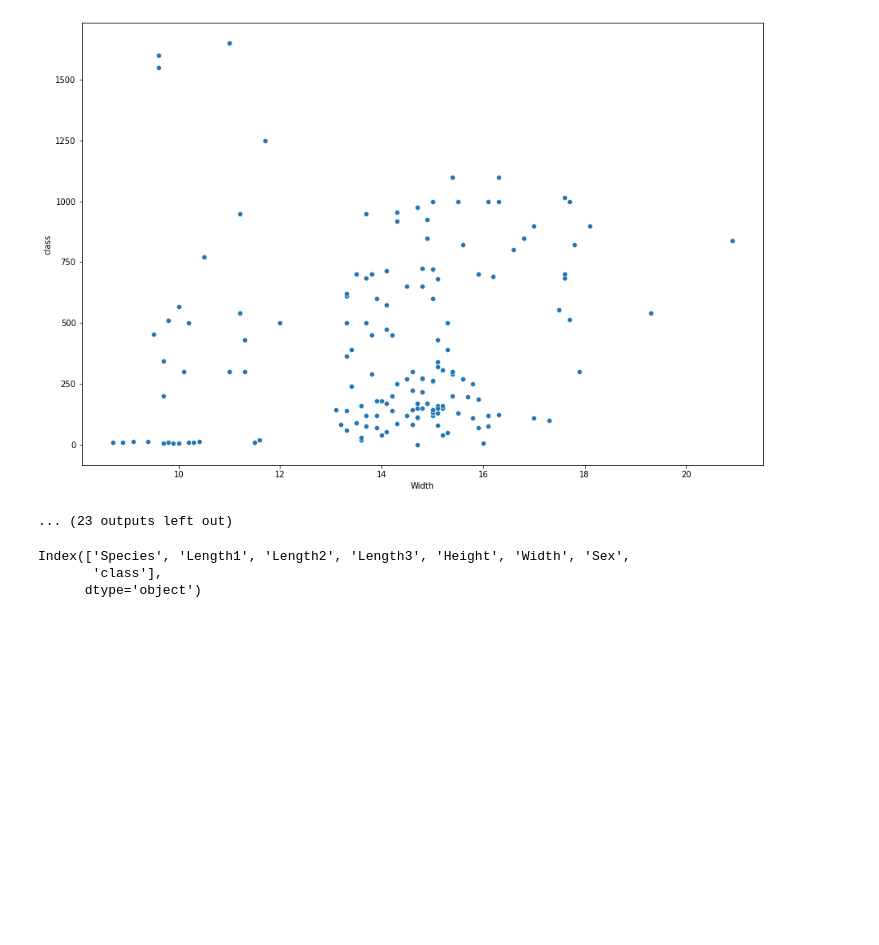
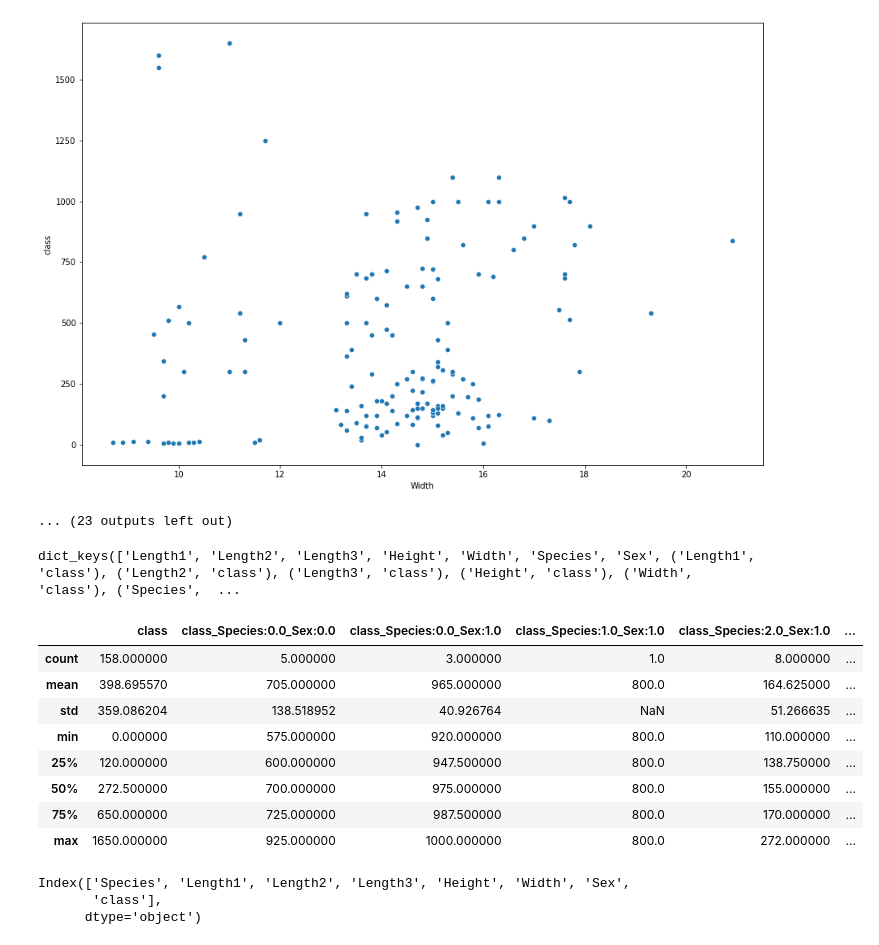
Before and after one commit to edoardovivo/MLAutoEDA, a Jupyter notebook: AutoEDA.ipynb, the cells around one changed output. Drawn from its saved outputs; the diff is of its cells as text; code cells hidden in the pictures; blank space fills up the shorter version.

Commit message:
Added more summary images

```diff
--- a/AutoEDA.ipynb
+++ b/AutoEDA.ipynb
@@ -159,7 +159,7 @@ dataframe = df_fish
 numerical_vars = ['Length1', 'Length2', 'Length3', 'Height', 'Width']
 categorical_vars = ['Species', 'Sex']
 target = 'class'
-summary_dict = eda.summaryEDA(dataframe, numerical_vars, categorical_vars, target, target_type='numerical');
+summary_dict_fish = eda.summaryEDA(dataframe, numerical_vars, categorical_vars, target, target_type='numerical');
 # %% [output]
 [figure]
 [figure]
@@ -174,6 +174,22 @@ summary_dict = eda.summaryEDA(dataframe, numerical_vars, categorical_vars, targe
 [figure]
 [figure]
 ... (23 outputs left out)
+# %%
+summary_dict_fish.keys()
+# %% [output]
+dict_keys(['Length1', 'Length2', 'Length3', 'Height', 'Width', 'Species', 'Sex', ('Length1', 'class'), ('Length2', 'class'), ('Length3', 'class'), ('Height', 'class'), ('Width', 'class'), ('Species',  ...
+# %%
+summary_dict_fish[("Species", "Sex","class")]["summary"]
+# %% [output]
+|  | class | class_Species:0.0_Sex:0.0 | class_Species:0.0_Sex:1.0 | class_Species:1.0_Sex:1.0 | class_Species:2.0_Sex:1.0 | ... |
+| count | 158.000000 | 5.000000 | 3.000000 | 1.0 | 8.000000 | ... |
+| mean | 398.695570 | 705.000000 | 965.000000 | 800.0 | 164.625000 | ... |
+| std | 359.086204 | 138.518952 | 40.926764 | NaN | 51.266635 | ... |
+| min | 0.000000 | 575.000000 | 920.000000 | 800.0 | 110.000000 | ... |
+| 25% | 120.000000 | 600.000000 | 947.500000 | 800.0 | 138.750000 | ... |
+| 50% | 272.500000 | 700.000000 | 975.000000 | 800.0 | 155.000000 | ... |
+| 75% | 650.000000 | 725.000000 | 987.500000 | 800.0 | 170.000000 | ... |
+| max | 1650.000000 | 925.000000 | 1000.000000 | 800.0 | 272.000000 | ... |
 # %%
 df_fish.columns
 # %% [output]
```
Also changed, not shown: 5 other files.
